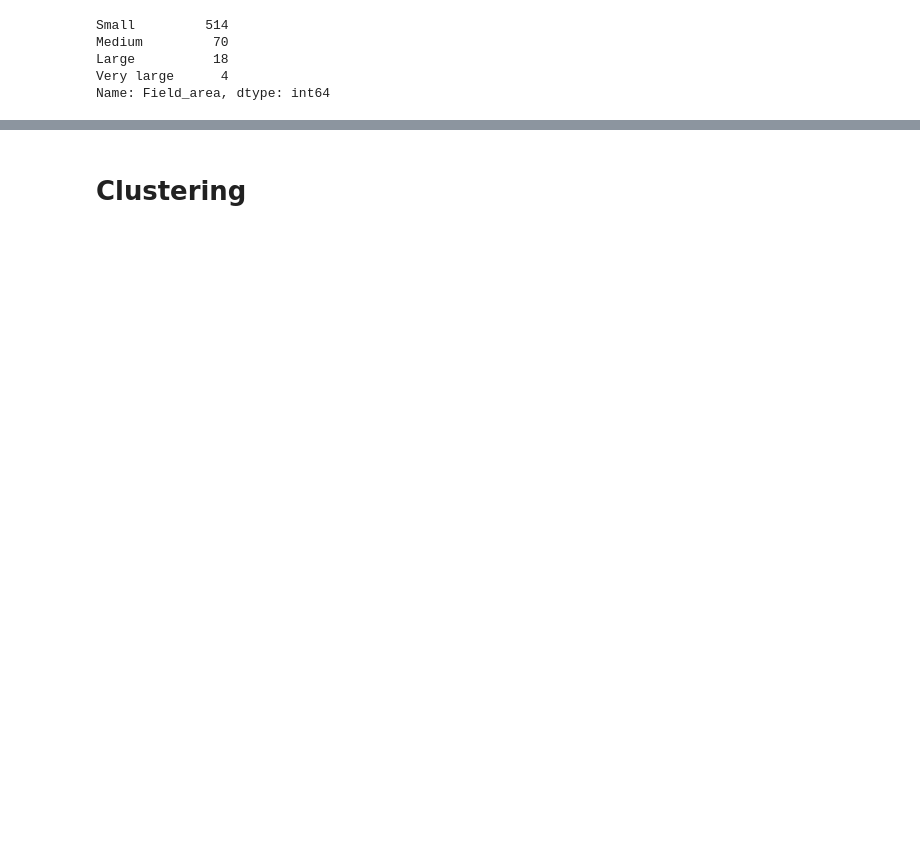
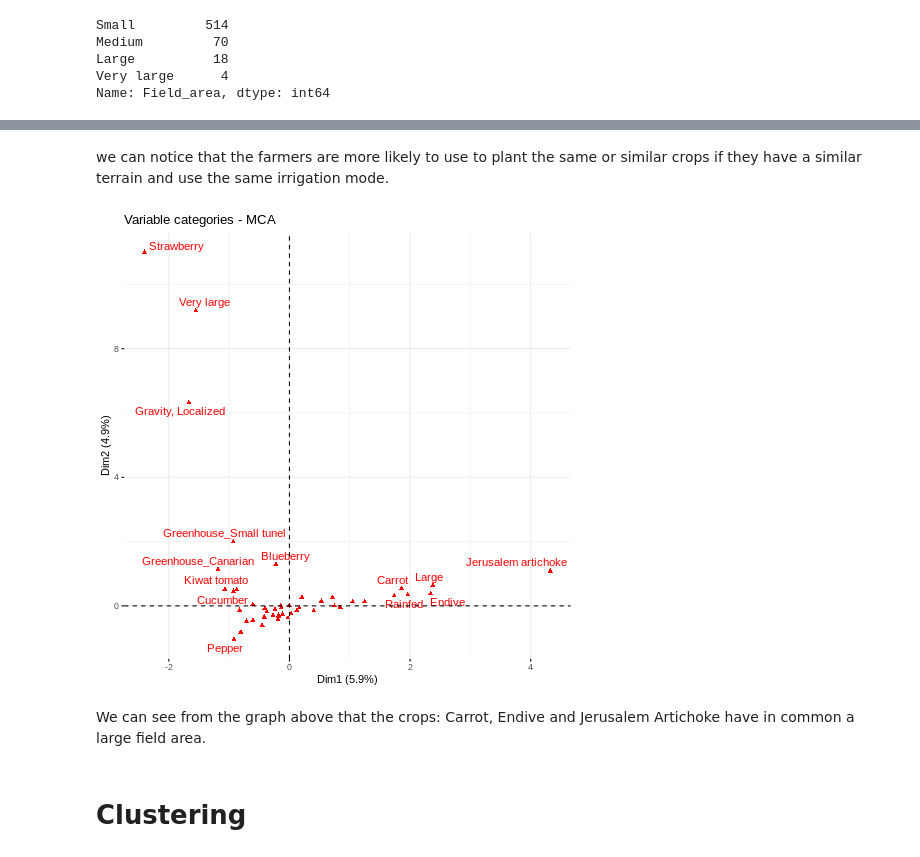
Before and after one commit to jeshuacn/Agricultural_sampling_frame_project, a Jupyter notebook: SamplingFrame.ipynb, the cells around one changed output, grey strips where cells are left out. Saved outputs shown, nothing was run; the diff lists cells and outputs as text; code cells hidden in the pictures; blank space fills up the shorter version.

```diff
--- a/SamplingFrame.ipynb
+++ b/SamplingFrame.ipynb
@@ -1647,2 +1662,13 @@ Which variables are closest to each other ? Which variable categories are closes
+# %% [markdown]
+we can notice that the farmers are more likely to use to plant the same or similar crops if they have a similar terrain and  use the same irrigation mode.
+# %%
+#@title #### Variable Categories
+%%R
+
+fviz_mca_var(MCA_factominer,repel=TRUE,ggtheme=theme_minimal())
+# %% [output]
+[figure, added]
+# %% [markdown]
+We can see from the graph above that the crops: Carrot, Endive and Jerusalem Artichoke have in common a large field area.
 # %% [markdown]
 # Clustering
```
Also changed, not shown: parts of 18 cells of this notebook.
